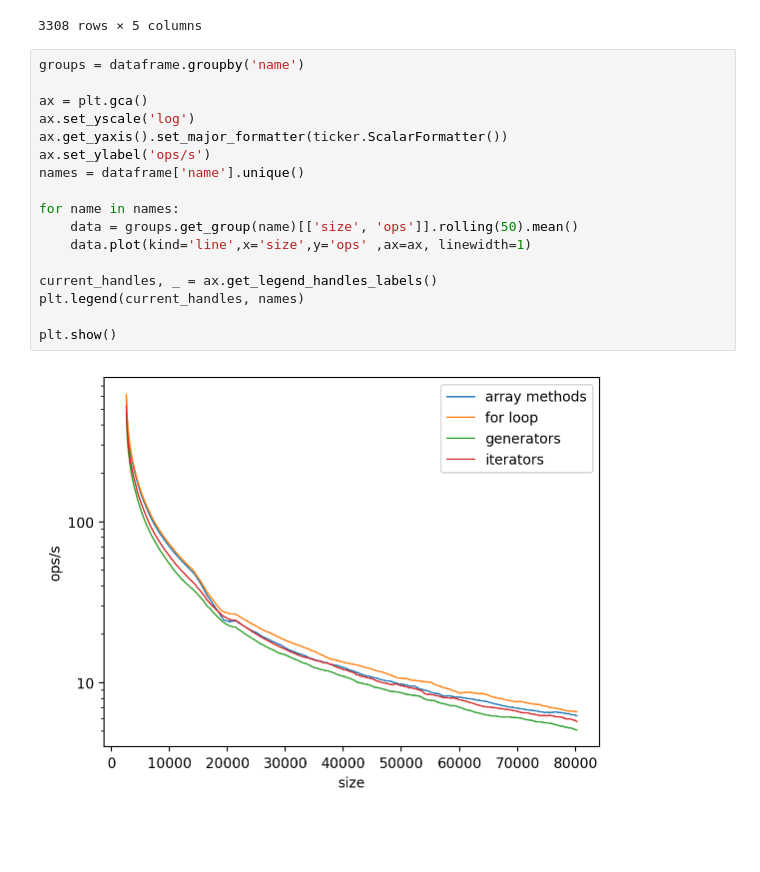
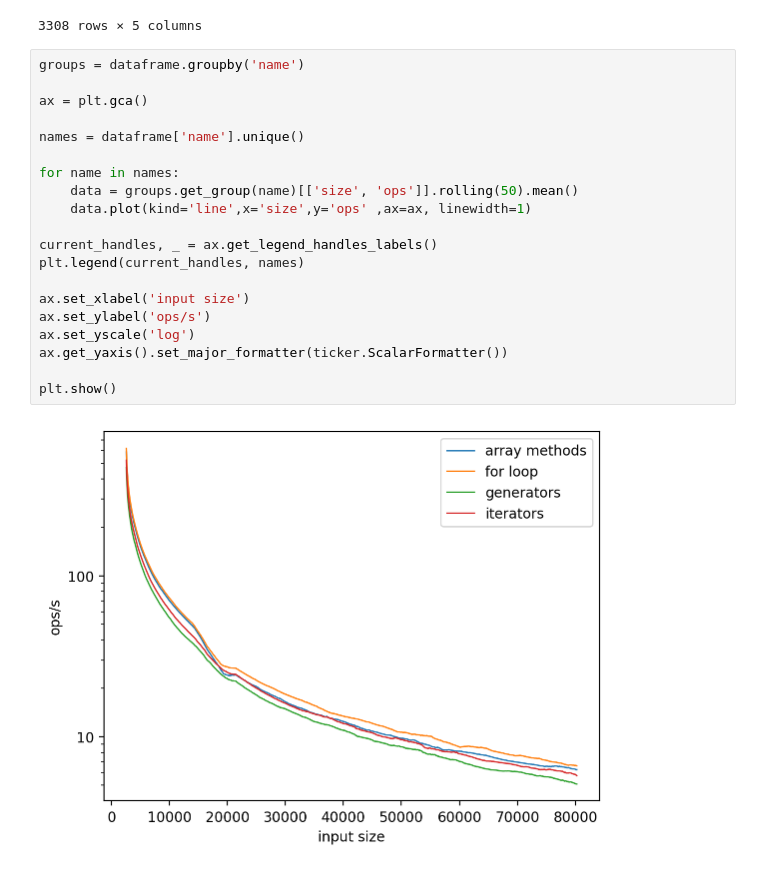
Before and after one commit to Lurk/generators_js, a Jupyter notebook: analyze.ipynb, the cells around one changed output. Saved outputs shown, nothing was run; the diff lists cells and outputs as text; blank space fills up the shorter version.

```diff
--- a/analyze.ipynb
+++ b/analyze.ipynb
@@ -32,19 +32,22 @@ display(dataframe)
 # %%
 groups = dataframe.groupby('name')
 
 ax = plt.gca()
-ax.set_yscale('log')
-ax.get_yaxis().set_major_formatter(ticker.ScalarFormatter())
-ax.set_ylabel('ops/s')
+
 names = dataframe['name'].unique()
 
 for name in names:
     data = groups.get_group(name)[['size', 'ops']].rolling(50).mean()
     data.plot(kind='line',x='size',y='ops' ,ax=ax, linewidth=1)
 
 current_handles, _ = ax.get_legend_handles_labels()
 plt.legend(current_handles, names)
 
+ax.set_xlabel('input size')
+ax.set_ylabel('ops/s')
+ax.set_yscale('log')
+ax.get_yaxis().set_major_formatter(ticker.ScalarFormatter())
+
 plt.show()
 # %% [output]
-[figure, old version]
+[figure, new version]
```
